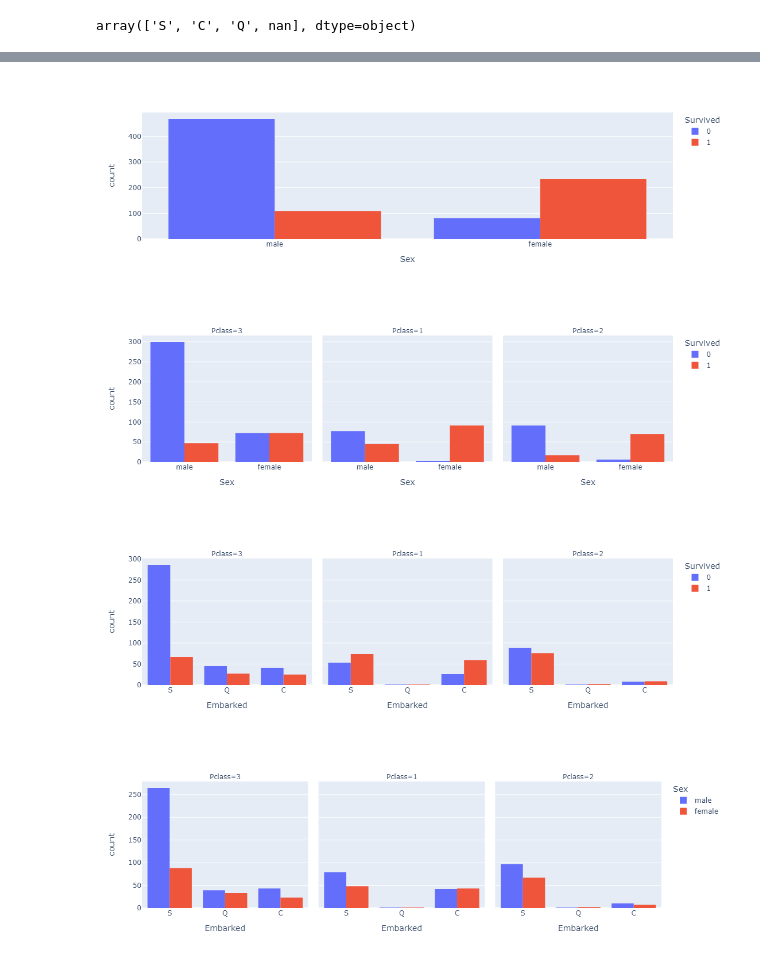
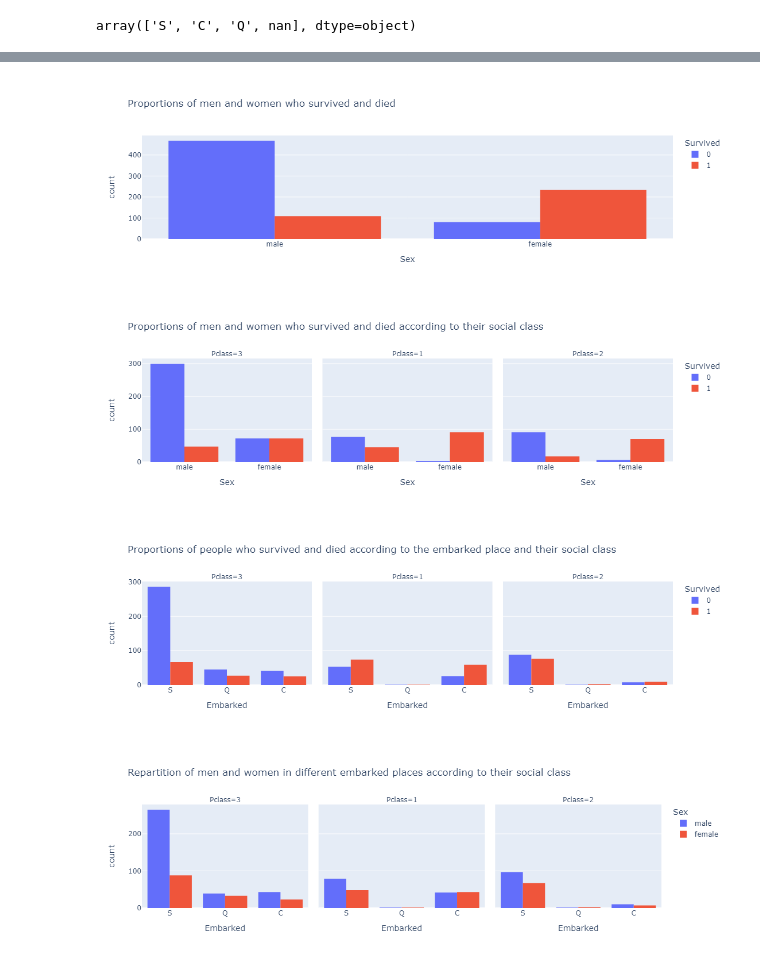
Before and after one commit to chloea31/machine_learning, a Jupyter notebook: notebooks/titanic.ipynb, the cells around one changed output, grey strips where cells are left out. Saved outputs shown, nothing was run; the diff lists cells and outputs as text; code cells hidden in the pictures.

Commit message:
add notebook with titles for histograms

```diff
--- a/notebooks/titanic.ipynb
+++ b/notebooks/titanic.ipynb
@@ -55,6 +55,6 @@ train["Embarked"].unique()
 # %% [output]
 array(['S', 'C', 'Q', nan], dtype=object)
 # %%
-fig = px.histogram(train, x = "Sex", color = "Survived", barmode = "group")
+fig = px.histogram(train, x = "Sex", color = "Survived", barmode = "group", title = "Proportions of men and women who survived and died")
 fig.show()
 # %% [output]
@@ -62,19 +61,22 @@ fig.show()
-[figure, old version]
+[figure, new version]
 # %%
-fig = px.histogram(train, x = "Sex", color = "Survived", barmode = "group", facet_col = "Pclass")
+fig = px.histogram(train, x = "Sex", color = "Survived", barmode = "group", facet_col = "Pclass",
+                  title = "Proportions of men and women who survived and died according to their social class")
 fig.show()
 # %% [output]
-[figure, old version]
+[figure, new version]
 # %%
-fig = px.histogram(train, x = "Embarked", color = "Survived", barmode = "group", facet_col = "Pclass")
+fig = px.histogram(train, x = "Embarked", color = "Survived", barmode = "group", facet_col = "Pclass",
+                  title = "Proportions of people who survived and died according to the embarked place and their social class")
 fig.show()
 # %% [output]
-[figure, old version]
+[figure, new version]
 # %%
-fig = px.histogram(train, x = "Embarked", color = "Sex", barmode = "group", facet_col = "Pclass")
+fig = px.histogram(train, x = "Embarked", color = "Sex", barmode = "group", facet_col = "Pclass",
+                  title="Repartition of men and women in different embarked places according to their social class")
 fig.show()
 # %% [output]
-[figure, old version]
+[figure, new version]
 # %%
 # Splitting the train dataset, to evaluate my model's performance
 # Good practice: splitting the earlier as possible, to avoid that data from dataset could be found in the test dataset
```
Also changed, not shown: parts of 8 cells of this notebook.
